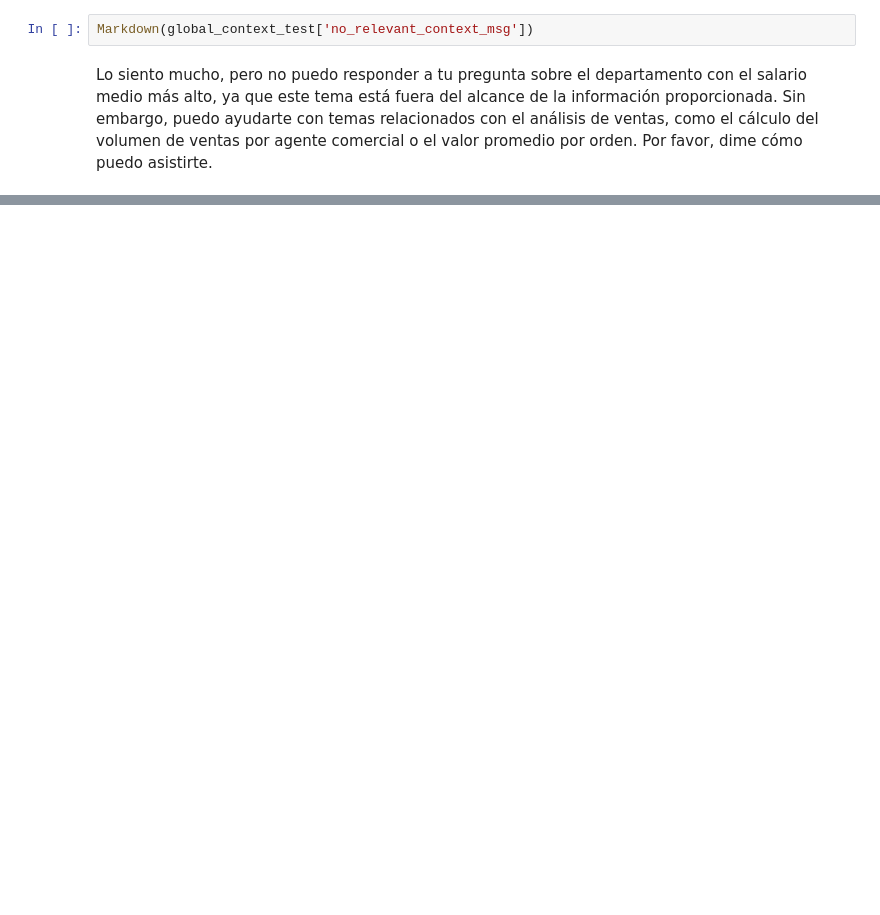
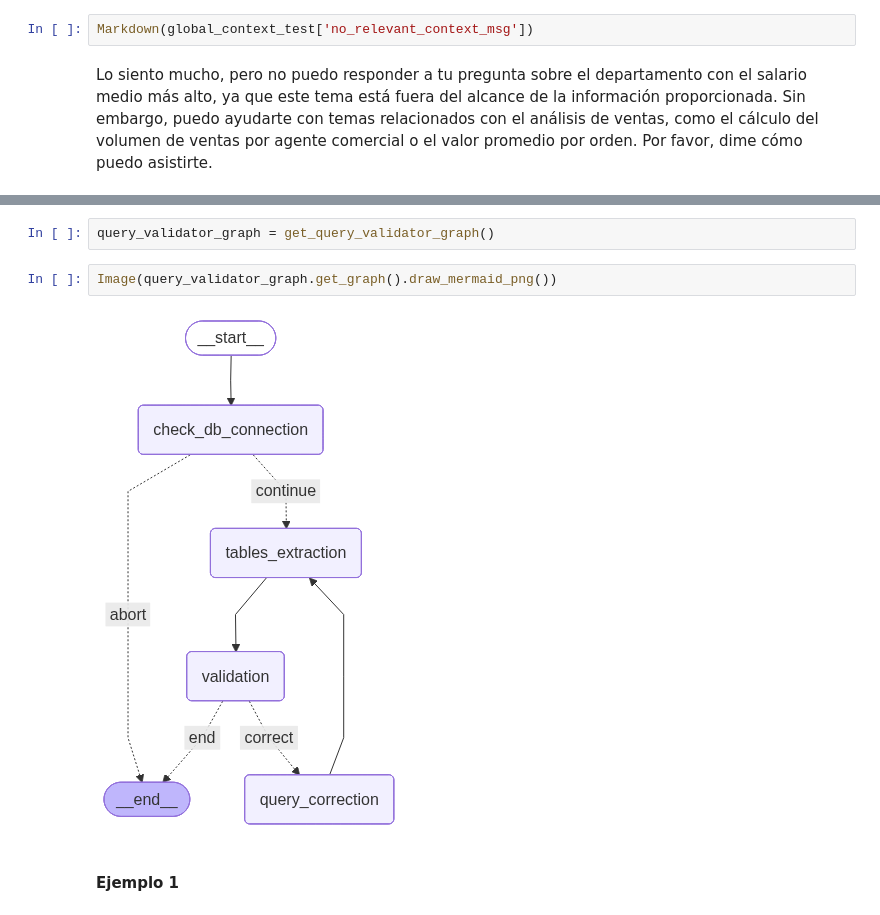
Before and after one commit to grimbano/ucm-tfm-grupo-4, a Jupyter notebook: notebooks/test_implemented_graphs.ipynb, the cells around one changed output, grey strips where cells are left out. Cells and saved outputs as stored; diff of their text form; blank space fills up the shorter version.

```diff
--- a/notebooks/test_implemented_graphs.ipynb
+++ b/notebooks/test_implemented_graphs.ipynb
@@ -598,0 +613,8 @@ Lo siento mucho, pero no puedo responder a tu pregunta sobre el departamento con
+# %%
+query_validator_graph = get_query_validator_graph()
+# %%
+Image(query_validator_graph.get_graph().draw_mermaid_png())
+# %% [output]
+[figure, added]
+# %% [markdown]
+#### Ejemplo 1
```
Also changed, not shown: parts of 56 cells of this notebook, 28 other files.
